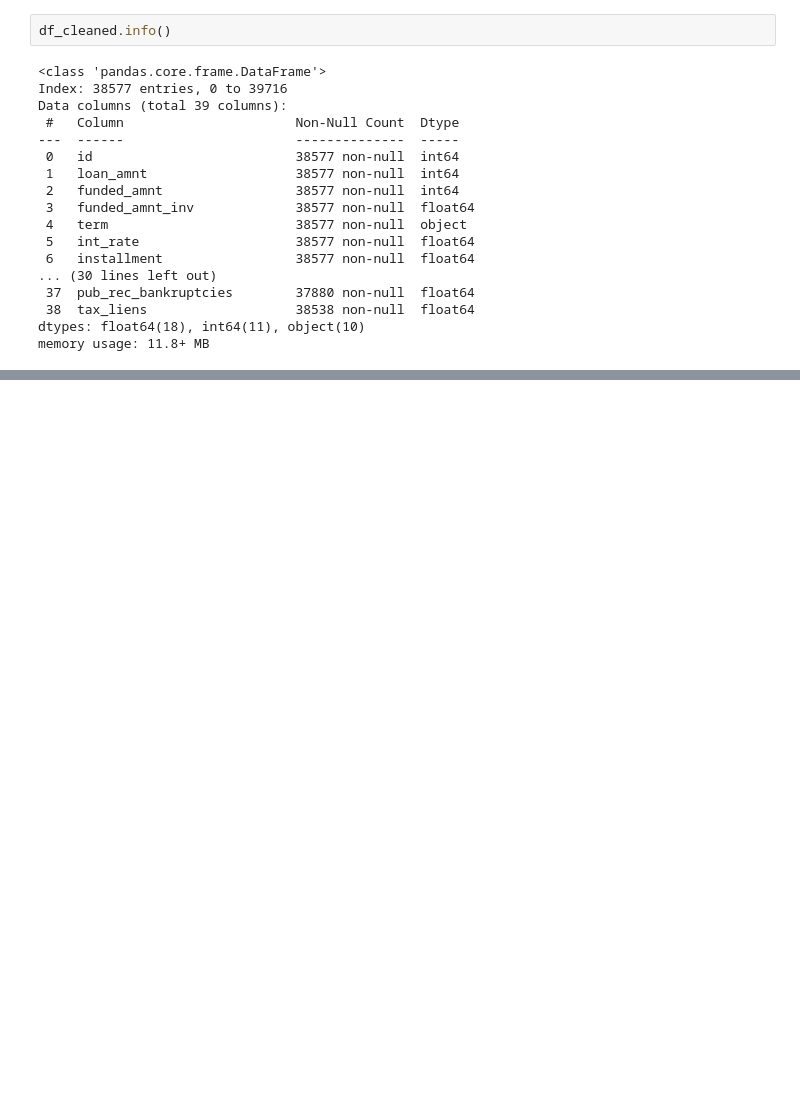
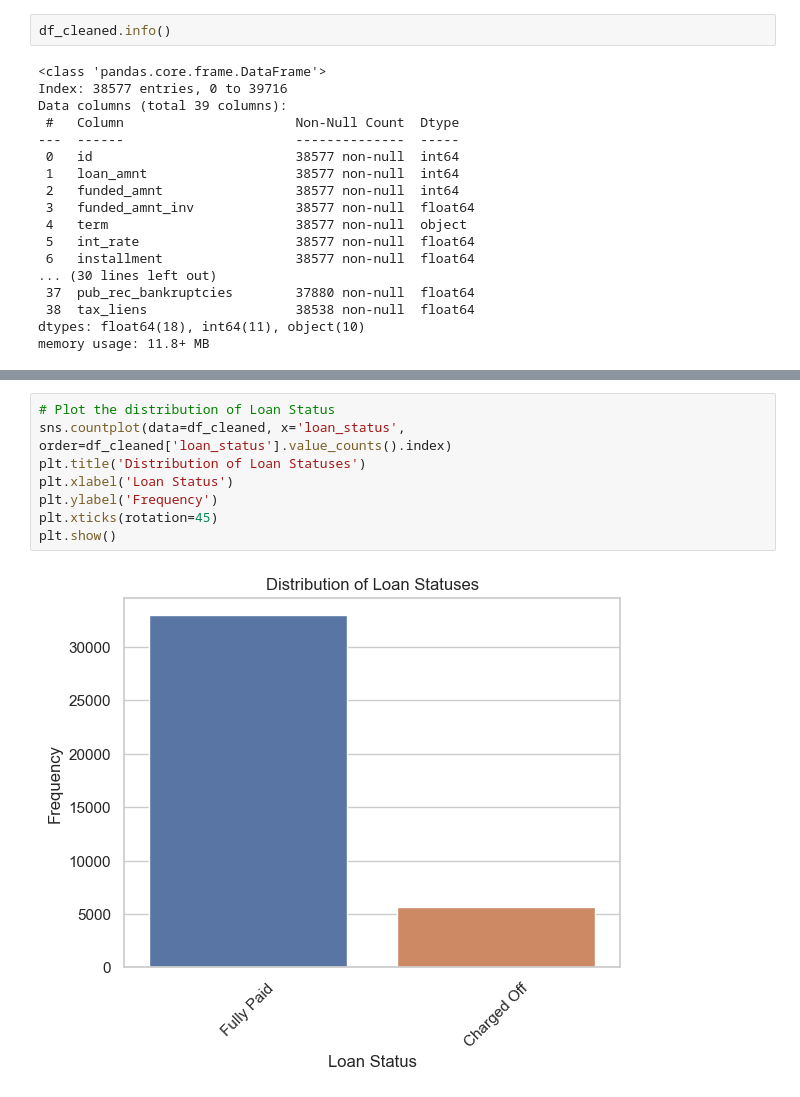
Before and after one commit to sowmilydutta/Lending_Club_Case_Study, a Jupyter notebook: Sowmily_Dutta_Case_study.ipynb, the cells around one changed output, grey strips where cells are left out. Cells and saved outputs as stored; diff of their text form; blank space fills up the shorter version.

```diff
--- a/Sowmily_Dutta_Case_study.ipynb
+++ b/Sowmily_Dutta_Case_study.ipynb
@@ -151,0 +194,10 @@ memory usage: 11.8+ MB
+# %%
+# Plot the distribution of Loan Status
+sns.countplot(data=df_cleaned, x='loan_status', order=df_cleaned['loan_status'].value_counts().index)
+plt.title('Distribution of Loan Statuses')
+plt.xlabel('Loan Status')
+plt.ylabel('Frequency')
+plt.xticks(rotation=45)
+plt.show()
+# %% [output]
+[figure, added]
```
Also changed, not shown: parts of 10 cells of this notebook.
